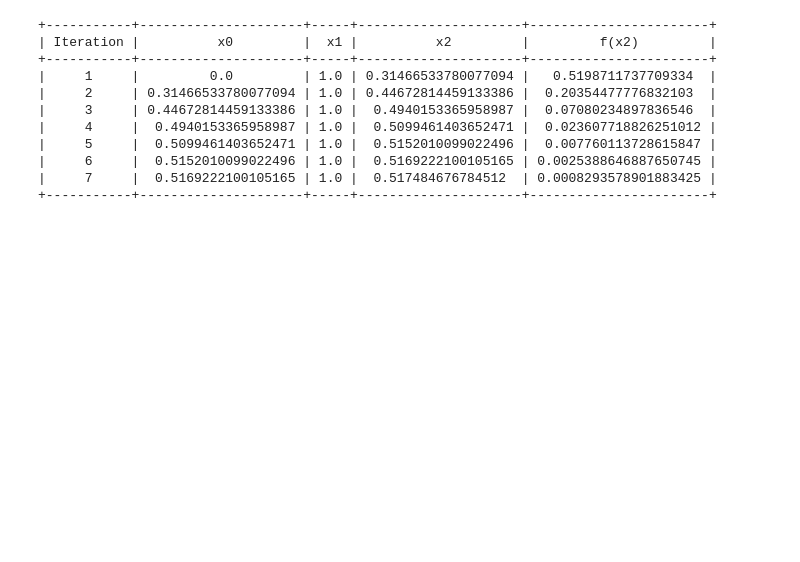
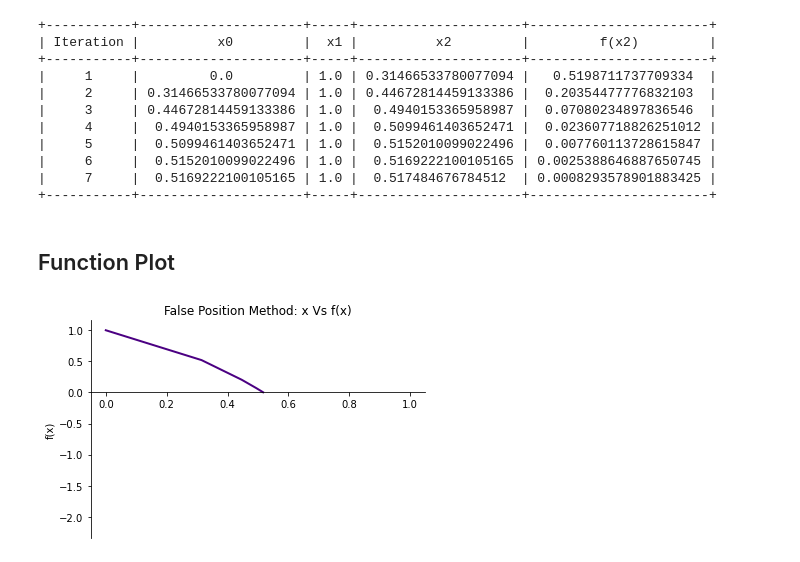
Before and after one commit to deshabhakt/Sem-II, a Jupyter notebook: NumericalMethods/NM-Programs/Module-1-SolvingNonLinearEquations/Module-1-ipynbs/2-RegulaFalsiMethod.ipynb, the cells around one changed output. Cells and saved outputs as stored; diff of their text form; code cells hidden in the pictures; blank space fills up the shorter version.

```diff
--- a/NumericalMethods/NM-Programs/Module-1-SolvingNonLinearEquations/Module-1-ipynbs/2-RegulaFalsiMethod.ipynb
+++ b/NumericalMethods/NM-Programs/Module-1-SolvingNonLinearEquations/Module-1-ipynbs/2-RegulaFalsiMethod.ipynb
@@ -9,6 +13,5 @@ MaxIterations = 1000
 # %%
 def FalsePosition(f, a, b, e, N=MaxIterations):
-
 
     # Copy Input argument into local variable to avoid data over-writting
     x0 = copy.copy(a)
@@ -34,7 +37,7 @@ def FalsePosition(f, a, b, e, N=MaxIterations):
             print(f'Iteration-{step:3}, x0 = {x0:.6f}  x1 = {x1:.6f}  x2 = {x2:.6f} and f(x2) = {f(x2):.6f}')
 
             # Adding data in data list which was created for plotting table
-            data.append([step,x0,x1,x2,f(x2)])
+            data.append([step,x0,x1,x2,f(x2),f(x0),f(x1)])
 
             if(abs(x2-x0)<e and abs(f(x2)) <e):
 
@@ -60,9 +63,9 @@ def FalsePosition(f, a, b, e, N=MaxIterations):
         # Making table with prettytable module and adding data in it
         table = ptbl(['Iteration','x0','x1','x2','f(x2)'])
         for dt in data:
-            table.add_row(dt)
+            table.add_row(dt[:-2])
 
         if step > N:
             print('Not Convergent!')
 
-        return accuracy,table
+        return accuracy,table,data
@@ -80,5 +87,5 @@ e = 0.001
 # %%
-f_acc,False_position_table = FalsePosition(f,x0,x1,e)
+f_acc,False_position_table,f_data = FalsePosition(f,x0,x1,e)
 # %% [output]
 *** FALSE POSITION METHOD IMPLEMENTATION ***
 Iteration-  1, x0 = 0.000000  x1 = 1.000000  x2 = 0.314665 and f(x2) = 0.519871
@@ -121,3 +135,39 @@ if f_acc!=0:
 |     6     |  0.5152010099022496 | 1.0 |  0.5169222100105165 | 0.0025388646887650745 |
 |     7     |  0.5169222100105165 | 1.0 |  0.517484676784512  | 0.0008293578901883425 |
 +-----------+---------------------+-----+---------------------+-----------------------+
+# %% [markdown]
+## Function Plot
+# %%
+if f_acc!=0:
+    f_a = []
+    f_b = []
+    f_fa =[]
+    f_fb =[]
+    for i in range(len(f_data)):    # For function plot
+        f_a.append(f_data[i][1])
+        f_b.append(f_data[i][2])
+        f_fa.append(f_data[i][5])
+        f_fb.append(f_data[i][6])
+
+
+    fig = plt.figure()
+    ax = fig.add_subplot(1, 1, 1)
+    # Move left y-axis and bottim x-axis to centre, passing through (0,0)
+    # ax.spines['left'].set_position('center')  # To move y-axis to center
+    ax.spines['bottom'].set_position(('data',0))    # To move x-axis to center
+
+    # Eliminate upper and right axes
+    ax.spines['right'].set_color('none')
+    ax.spines['top'].set_color('none')
+
+    # Show ticks in the left and lower axes only
+    ax.xaxis.set_ticks_position('bottom')
+    ax.yaxis.set_ticks_position('left')
+
+    plt.title("False Position Method: x Vs f(x)")
+    plt.ylabel("f(x)")
+
+    plt.plot(f_a,f_fa,f_b,f_fb,color='indigo',linewidth=2)
+    plt.show()
+# %% [output]
+[figure, added]
```
Also changed, not shown: parts of 7 cells of this notebook, 19 other files.
